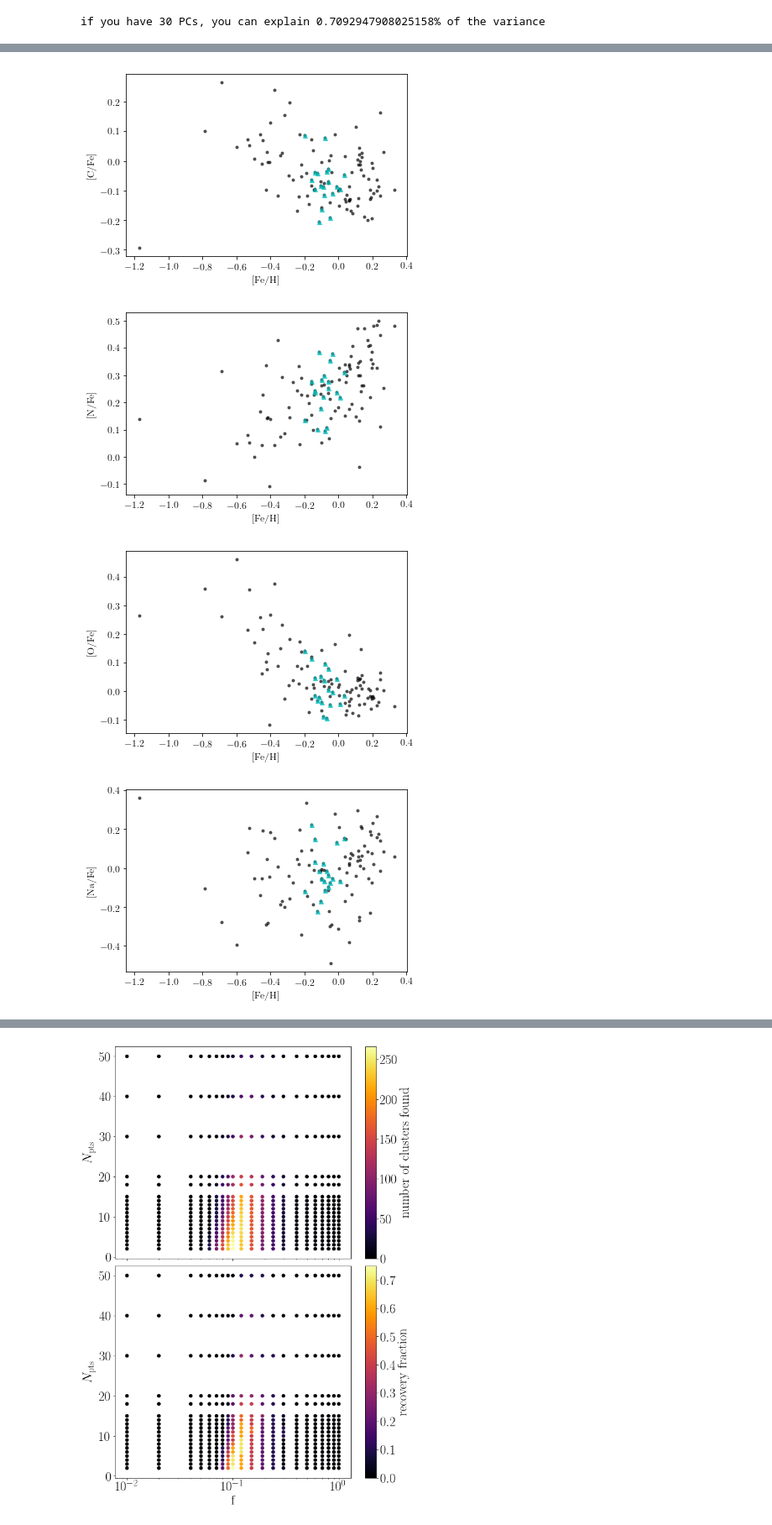
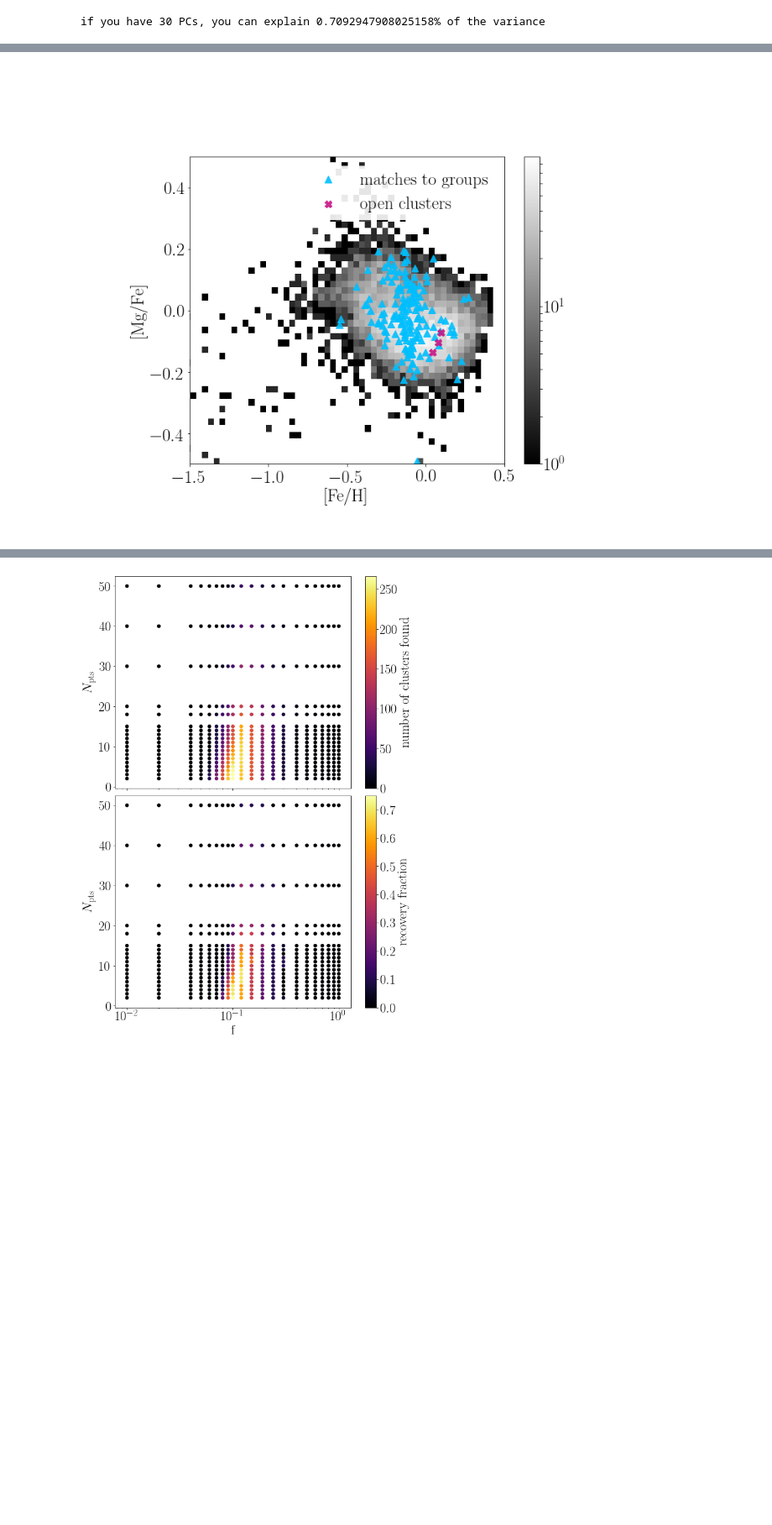
Before and after one commit to npricejones/clustercases, a Jupyter notebook: paper_plots.ipynb, the cells around one changed output, grey strips where cells are left out. Shown at 84% size. Drawn from its saved outputs; the diff is of its cells as text; code cells hidden in the pictures; blank space fills up the shorter version.

Commit message:
Adding density plots

```diff
--- a/paper_plots.ipynb
+++ b/paper_plots.ipynb
@@ -12,4 +12,4 @@ print(typenames)
 {'spec': 'spectra', 'abun': 'abundances', 'reda': 'reduced abundances', 'toph': 'tophat windows', 'wind': 'windows', 'prin': '10 principal components', 'prin2': '02 principal components', 'prin5': '05 ...
 # %%
 d = read_results(datatype = 'spec', case = 12,
-                 timestamp = '2018-08-14.20.35.09.910397')
+                 timestamp = '2018-08-27.23.06.28.732683')#'2018-08-14.20.35.09.910397')
@@ -467,5 +539,14 @@ def histogram2d(fig,ax,x,y,bins=100,clabel=False,vmin=0,vmax=110,norm='lin',defa
     elif not clabel:
         cbar=fig.colorbar(im,pad = 0)
         cbar.ax.tick_params(labelsize=fs)
+# %%
+d.read_run_data(eps=0.1,min_sample=3,update=True,datatype='prin30')
+
+matchtlabs = d.matchtlabs
+ecut = 0.8
+ccut = 0.8
+sizemin=0
+success=(d.eff>ecut)*(d.com>ccut)*(d.fsize>sizemin)
+bad = np.invert(success)
 # %%
 plt.figure(figsize=(10,8))
@@ -479,31 +568,63 @@ plt.tight_layout()
+# %%
+d.read_run_data(eps=0.15,min_sample=3,update=True,datatype='prin30')
+
+matchtlabs = d.matchtlabs
+ecut = 0.8
+ccut = 0.8
+sizemin=0
+success=(d.eff>ecut)*(d.com>ccut)*(d.fsize>sizemin)
+bad = np.invert(success)
 # %%
 ndim = 15
 ecut = 0.8
 ccut = 0.8
 sizemin = 15
 nbins = 20
 mask = d.tsize>sizemin
 #mask= [True]*len(fes)
-
+inds = [9807,9806,9804]
+elems = np.array(['Mg'])
+font = {'family': 'serif',
+        'weight': 'normal',
+        'size'  :  25
+}
+ms = 10
+matplotlib.rc('font',**font)
 for elem in elems:
     if elem != 'Fe':
         mgind = np.where(elems==elem)[0][0]
         fes = (centers[:,feind])
         mgs = (centers[:,mgind]-centers[:,feind])
-        fig = plt.figure()
+        fig = plt.figure(1,figsize=(10,8))
         ax = plt.subplot(111)
-        if len(fes[mask])<200:
-            plt.plot(fes[mask],mgs[mask],'.',color='k',alpha=0.6)
-        elif len(fes[mask])>200:
-            histogram2d(fig,ax,fes[mask],mgs[mask],norm='log',bins=50,vmin=1,vmax=50,default_cmap='gray')
-        d.read_run_data(eps=0.1,min_sample=2,update=True,datatype='prin30')
-        success=(d.eff>ecut)*(d.com>ccut)*(d.fsize>sizemin)
+        #if len(fes[mask])<200:
+        #    plt.plot(fes[mask],mgs[mask],'.',color='k',alpha=0.6)
+        #elif len(fes[mask])>200:
+        #    histogram2d(fig,ax,fes[mask],mgs[mask],norm='log',bins=50,vmin=1,vmax=50,default_cmap='gray')
+        counts,ybins,xbins = np.histogram2d(mgs,fes,bins=50)
+        levels = np.logspace(1,np.log10(150),15)
+        plt.figure(1)
+        H,y,x,im = plt.hist2d(fes,mgs,bins=70,norm=LogNorm(),cmap='gray')
+        plt.colorbar(im)
+        #plt.contourf(counts,levels=im.levels,extent=[xbins.min(),xbins.max(),ybins.min(),ybins.max()],norm=LogNorm(vmin=10,vmax=1e3),linewidths=3,cmap='gray')
         labs = d.matchtlabs[success]
-        plt.plot(fes[labs],mgs[labs],'^',color='c',alpha=0.7,markersize=5)
+        plt.plot(fes[labs],mgs[labs],'^',color='deepskyblue',alpha=0.9,markersize=ms,label='matches to groups')
+        for ind in inds:
+            match = np.where(labs==ind)
+            if len(match[0]) > 0:
+                plt.plot(fes[match[0][0]],mgs[match[0][0]],'P',color='lightgreen',markersize=ms)
+            elif len(match[0])==0:
+                if ind == inds[0]:
+                    plt.plot(fes[ind],mgs[ind],'X',color='mediumvioletred',markersize=ms,label='open clusters',alpha=0.9)
+                elif ind != inds[0]:
+                    plt.plot(fes[ind],mgs[ind],'X',color='mediumvioletred',markersize=ms,alpha=0.9)
+        legend = plt.legend(loc='best')
+        legend.get_frame().set_linewidth(0.0)
+        legend.get_frame().set_alpha(0.9)
+        plt.ylim(-0.5,0.5)
+        plt.xlim(-1.5,0.5)
         plt.xlabel('[Fe/H]')
         plt.ylabel('[{0}/Fe]'.format(elem))
+plt.savefig('chemspace_dist.pdf')
 # %% [output]
-[figure, old version]
+[figure, new version]
-[figure, removed]
-[figure, removed]
-[figure, removed]
```
Also changed, not shown: parts of 28 cells of this notebook.
